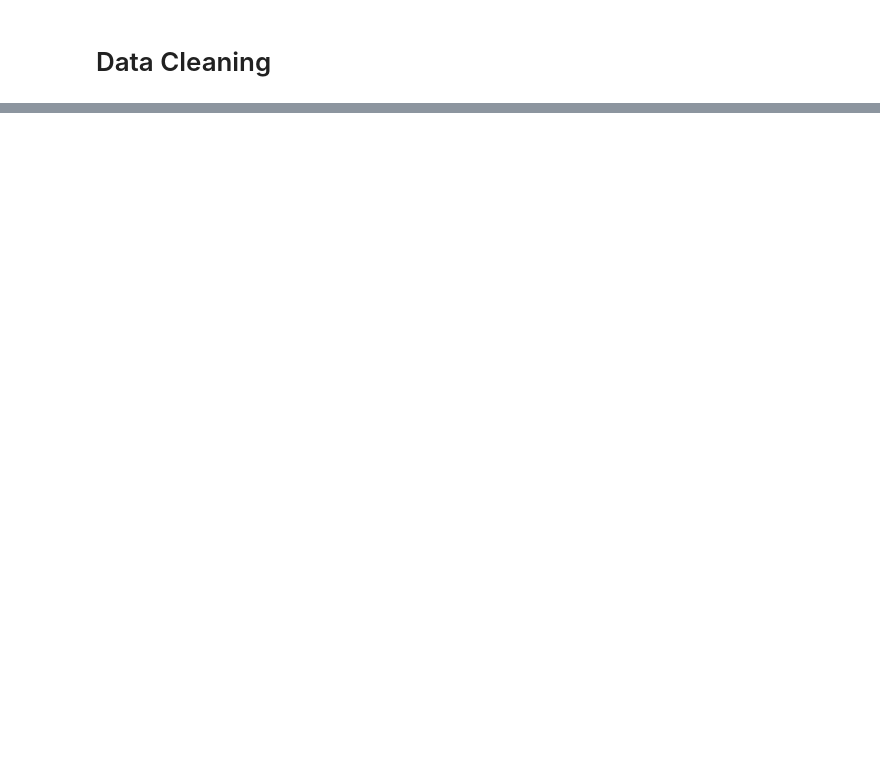
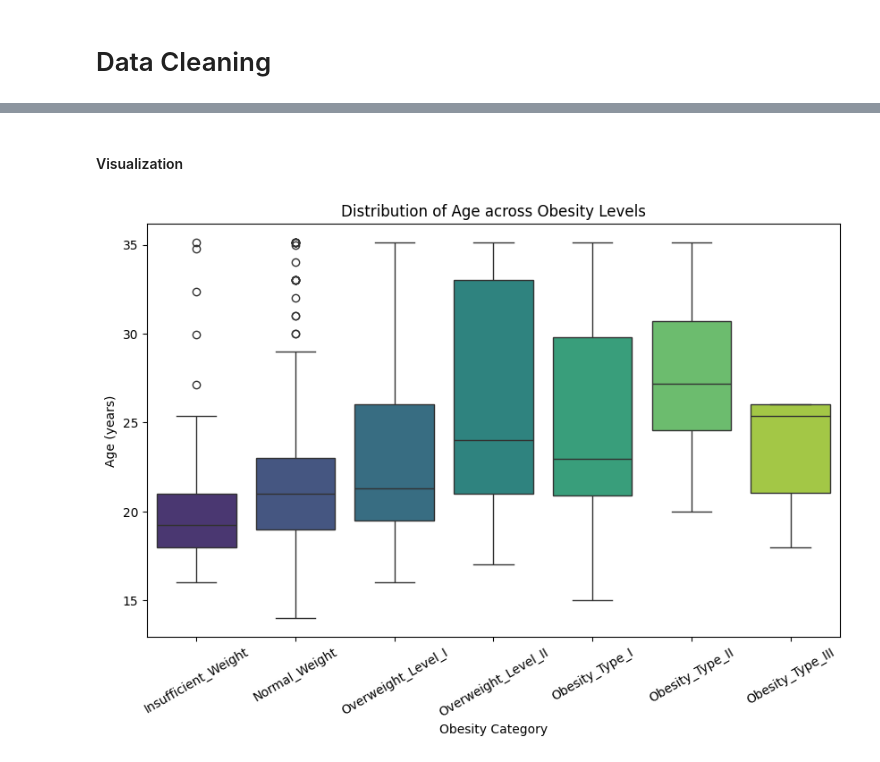
Before and after one commit to notgian/csmodel-gr4-backup-repo, a Jupyter notebook: CSMODEL_GRP4.ipynb, the cells around one changed output, grey strips where cells are left out. Saved outputs shown, nothing was run; the diff lists cells and outputs as text; code cells hidden in the pictures; blank space fills up the shorter version.

```diff
--- a/CSMODEL_GRP4.ipynb
+++ b/CSMODEL_GRP4.ipynb
@@ -80,0 +205,8 @@ obesity_df.head()
+# %%
+num_cols = ['age','height','weight','fcvc','ncp','ch2o','faf','tue']
+for c in num_cols:
+    df[c] = pd.to_numeric(df[c], errors='coerce')
+
+cat_cols = [c for c in df.columns if c not in num_cols]
+for c in cat_cols:
+    df[c] = df[c].astype(str).str.strip()
@@ -80,0 +265,7 @@ obesity_df.head()
+# %%
+for c in df.columns:
+    if df[c].dtype.kind in 'biufc':
+        df[c] = df[c].fillna(df[c].median())
+    else:
+        df[c] = df[c].replace({'nan': np.nan})
+        df[c] = df[c].fillna(df[c].mode(dropna=True).iloc[0])
@@ -80,0 +274,18 @@ obesity_df.head()
+# %%
+df['bmi'] = df['weight'] / (df['height'] ** 2)
+
+def bmi_bucket(x):
+    if pd.isna(x): return np.nan
+    if x < 18.5: return 'Underweight'
+    if x < 25: return 'Normal'
+    if x < 30: return 'Overweight'
+    return 'Obese'
+
+df['bmi_category'] = pd.Categorical(
+    df['bmi'].apply(bmi_bucket),
+    categories=['Underweight','Normal','Overweight','Obese'],
+    ordered=True
+)
+
+for c in ['favc','scc','smoke','family_history_with_overweight']:
+    df[c + '_bin'] = df[c].map({'no':0,'yes':1}).astype('Int64')
@@ -82,0 +400,12 @@ obesity_df.head()
+# %% [markdown]
+#### Visualization
+# %%
+plt.figure(figsize=(10,6))
+sns.boxplot(data=df, x='nobeyesdad', y='age', hue='nobeyesdad', palette='viridis', legend=False)
+plt.title('Distribution of Age across Obesity Levels')
+plt.xlabel('Obesity Category')
+plt.ylabel('Age (years)')
+plt.xticks(rotation=30)
+plt.show()
+# %% [output]
+[figure, added]
```
Also changed, not shown: parts of 57 cells of this notebook.
